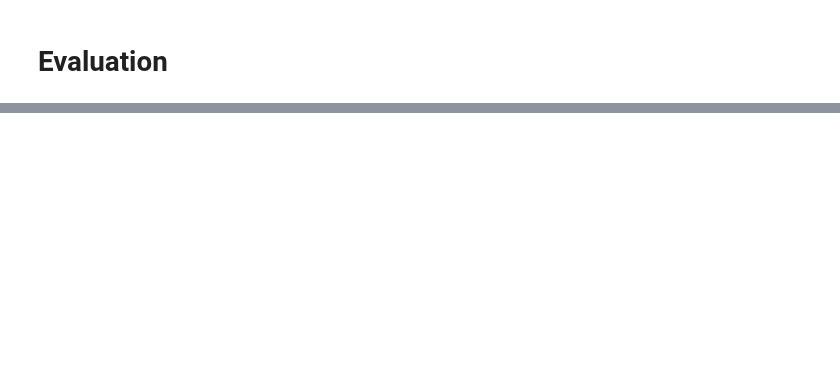
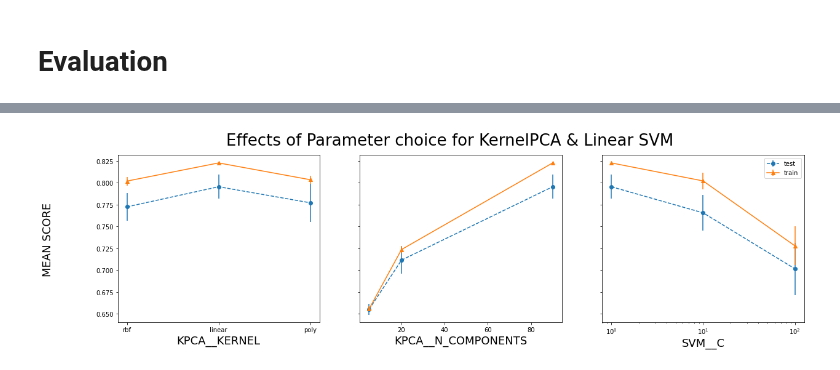
Before and after one commit to sh0w/machine-learning-pattern-classfication, a Jupyter notebook: task3_classification/SVM.ipynb, the cells around one changed output, grey strips where cells are left out. Cells and saved outputs as stored; diff of their text form; code cells hidden in the pictures; blank space fills up the shorter version.

```diff
--- a/task3_classification/SVM.ipynb
+++ b/task3_classification/SVM.ipynb
@@ -128,0 +168,25 @@ print("\n"+"#"*50,"\nbest estimator: ", grid_pca.best_estimator_,"\n"+"#"*50,"\n
+# %%
+from sklearn.svm import LinearSVC
+
+pipeline = Pipeline([
+        ("normalizer", StandardScaler()),
+        ("kpca", KernelPCA()),
+        ('svm', LinearSVC())
+      ])
+
+param_grid = {
+    "kpca__kernel": ["rbf", "linear", "poly"],
+    'kpca__n_components': [5, 20, 90],
+    'svm__C': [1, 10, 100],
+    #'svm__penalty': ['l1','l2']
+}
+
+
+grid_kpca = GridSearchCV(pipeline, param_grid, cv=5, return_train_score=True, n_jobs=-1, verbose=4)
+#grid_kpca = RandomizedSearchCV(pipeline, param_grid, cv=5, return_train_score=True, n_jobs=-1, verbose=4, n_iter=60)
+
+grid_kpca.fit(X, y)
+
+scores_kpca = grid_kpca.cv_results_["mean_test_score"]
+
+print("\n"+"#"*50,"\nbest estimator: ", grid_kpca.best_estimator_,"\n"+"#"*50,"\nbest params: ", grid_kpca.best_params_, "\n"+"#"*50,"\nbest score: ",grid_kpca.best_score_, "\n")
@@ -179,0 +271,4 @@ plot_search_results(grid_pca, title="Normalize => PCA => SVM (Evaluation of Mode
+# %%
+plot_search_results(grid_kpca, title="Effects of Parameter choice for KernelPCA & Linear SVM",log_list=["svm__C"])
+# %% [output]
+[figure, added]
```
Also changed, not shown: parts of 14 cells of this notebook.
